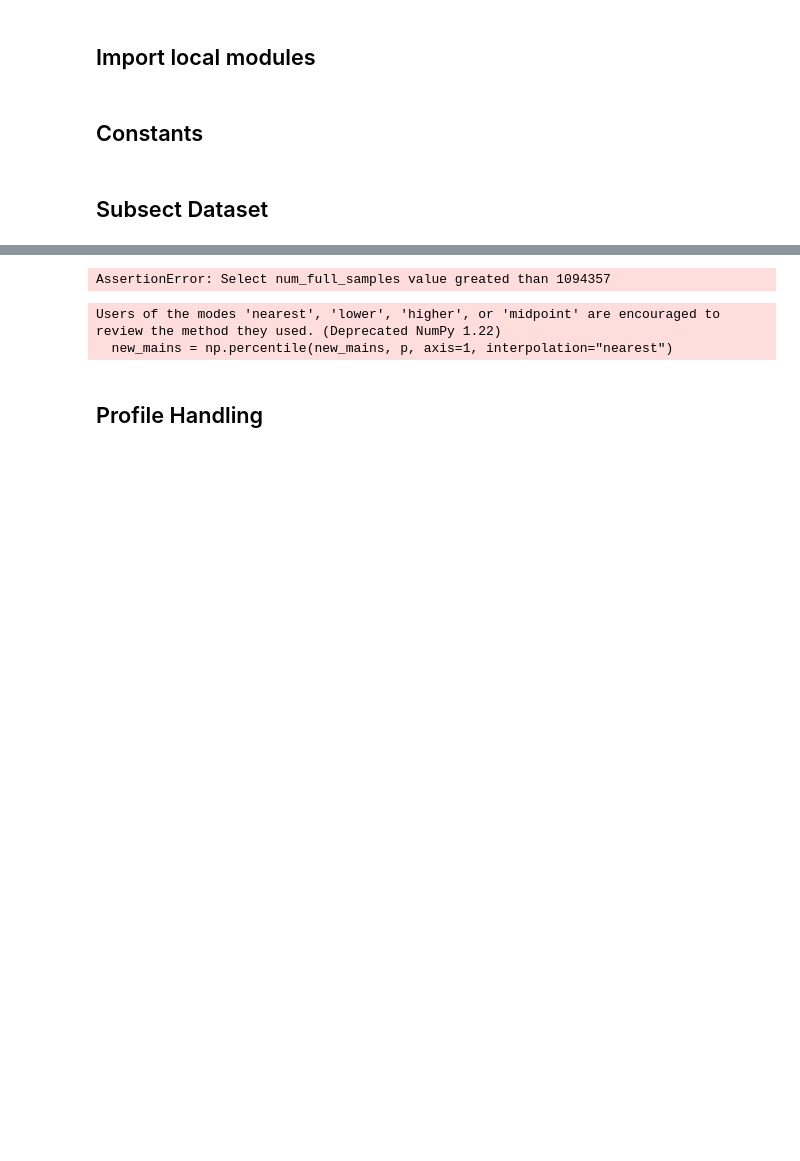
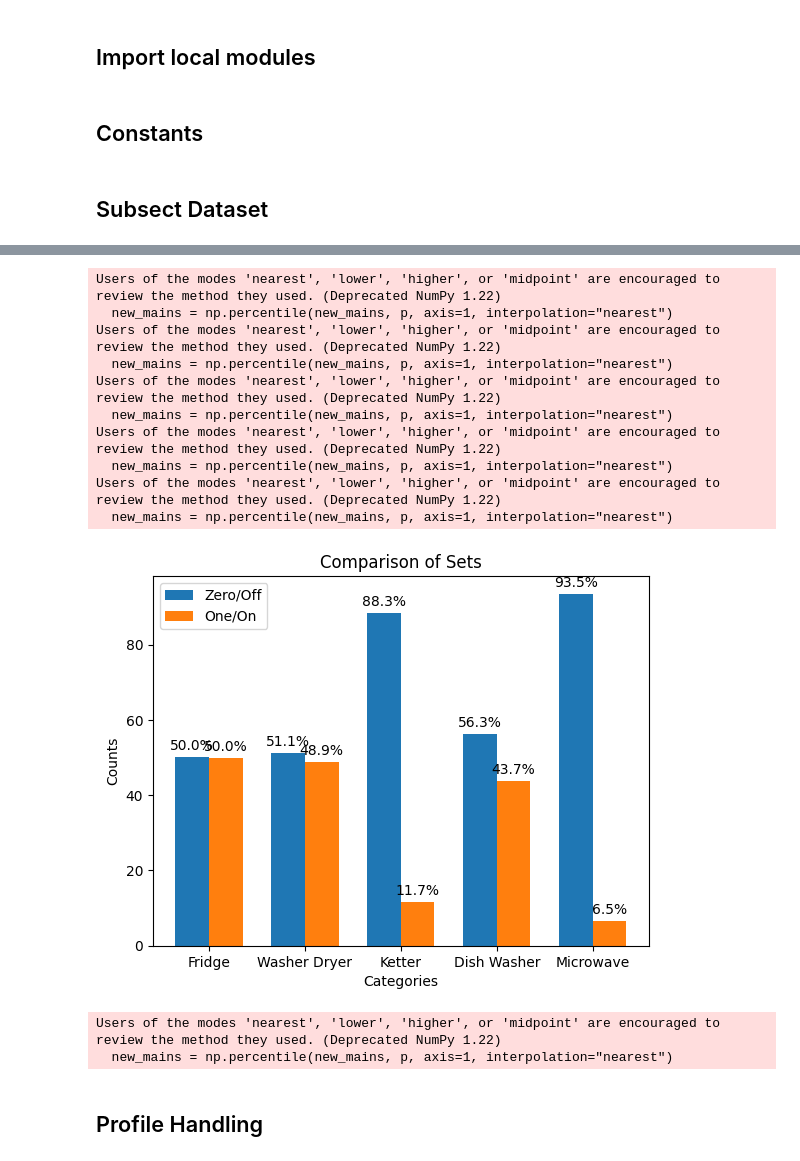
Before and after one commit to MarielTinaco/nilm-tools, a Jupyter notebook: notebooks/Subdataset_Generation.ipynb, the cells around one changed output, grey strips where cells are left out. Saved outputs shown, nothing was run; the diff lists cells and outputs as text; code cells hidden in the pictures; blank space fills up the shorter version.

```diff
--- a/notebooks/Subdataset_Generation.ipynb
+++ b/notebooks/Subdataset_Generation.ipynb
@@ -109,4 +131,4 @@ info = {
         }
 }
 # %%
-CROSS_VAL = True
+CROSS_VAL = False
@@ -139,7 +163,7 @@ if CROSS_VAL:
     }
 
 else:
-    FULL_NUM_SAMPLES = 1200000
+    FULL_NUM_SAMPLES = 1100000
 
     ACTIVATION_EXTENSION_MAPPING = {
         FRIDGE_FREEZER : {
@@ -152,7 +176,7 @@ else:
         },
         KETTLE : {
             "mode" : "randomizer",
-            "interval" : lambda : random.randint(10, 100),
+            "interval" : lambda : random.randint(10, 200),
         },
         DISHWASHER : {
             "mode" : "randomizer",
@@ -160,6 +184,6 @@ else:
         },
         MICROWAVE : {
             "mode" : "randomizer",
-            "interval" : lambda : random.randint(10, 100),
+            "interval" : lambda : random.randint(10, 200),
         },
     }
@@ -169,36 +190,46 @@ else:
 # %%
 states = []
 targets = []
 unfiltered_power = []
 
 normalizer = NormalizationHandler(mode="minmax", min_val=0, max_val=3300)
 
-for app in applist:
+for app in info["appliances"]:
         elec = power_elec[app]
         mode = ACTIVATION_EXTENSION_MAPPING[app]["mode"]
         if CROSS_VAL:
                 padding_mode = ACTIVATION_EXTENSION_MAPPING[app]["padding_mode"]
 
                 extended_activations = F.extend_activations(elec, mode=mode, num_full_samples=FULL_NUM_SAMPLES, padding_mode=padding_mode)
         else:
                 interval = ACTIVATION_EXTENSION_MAPPING[app]["interval"]
 
                 extended_activations = F.extend_activations(elec, mode=mode, num_full_samples=FULL_NUM_SAMPLES, interval=interval)
         unfiltered_power.append(extended_activations)
-        filtered_data = quantile_filter_2(info[app]["window"], extended_activations, p=50)
-        info[app]['min'] = 0.0
-        info[app]['max'] = float(filtered_data.max())
-        info[app]['on_power_threshold'] = elec.on_power_threshold()
+        filtered_data = quantile_filter_2(info["appliance_data"][app]["window"], extended_activations, p=50)
+        info["appliance_data"][app]['min'] = 0.0
+        info["appliance_data"][app]['max'] = float(filtered_data.max())
+        info["appliance_data"][app]['on_power_threshold'] = elec.on_power_threshold()
         binarized_data = F.binarization(filtered_data, mode="threshold", threshold=power_elec[app].on_power_threshold())
-        normalizer.select_mode(mode="minmax", min_val=info[app]['min'], max_val=info[app]['max'])
+        normalizer.select_mode(mode="minmax", min_val=info["appliance_data"][app]['min'], max_val=info["appliance_data"][app]['max'])
         normalized_data = normalizer.normalize(filtered_data)
         states.append(binarized_data)
         targets.append(normalized_data)
 
 zero, one = extract_states(states)
 state_plot(zero, one)
 # %% [output]
-AssertionError: Select num_full_samples value greated than 1094357
+Users of the modes 'nearest', 'lower', 'higher', or 'midpoint' are encouraged to review the method they used. (Deprecated NumPy 1.22)
+  new_mains = np.percentile(new_mains, p, axis=1, interpolation="nearest")
+Users of the modes 'nearest', 'lower', 'higher', or 'midpoint' are encouraged to review the method they used. (Deprecated NumPy 1.22)
+  new_mains = np.percentile(new_mains, p, axis=1, interpolation="nearest")
+Users of the modes 'nearest', 'lower', 'higher', or 'midpoint' are encouraged to review the method they used. (Deprecated NumPy 1.22)
+  new_mains = np.percentile(new_mains, p, axis=1, interpolation="nearest")
+Users of the modes 'nearest', 'lower', 'higher', or 'midpoint' are encouraged to review the method they used. (Deprecated NumPy 1.22)
+  new_mains = np.percentile(new_mains, p, axis=1, interpolation="nearest")
+Users of the modes 'nearest', 'lower', 'higher', or 'midpoint' are encouraged to review the method they used. (Deprecated NumPy 1.22)
+  new_mains = np.percentile(new_mains, p, axis=1, interpolation="nearest")
+[figure, added]
 # %%
 states = np.stack(states).T
 targets = np.stack(targets).T
```
Also changed, not shown: parts of 6 cells of this notebook.
